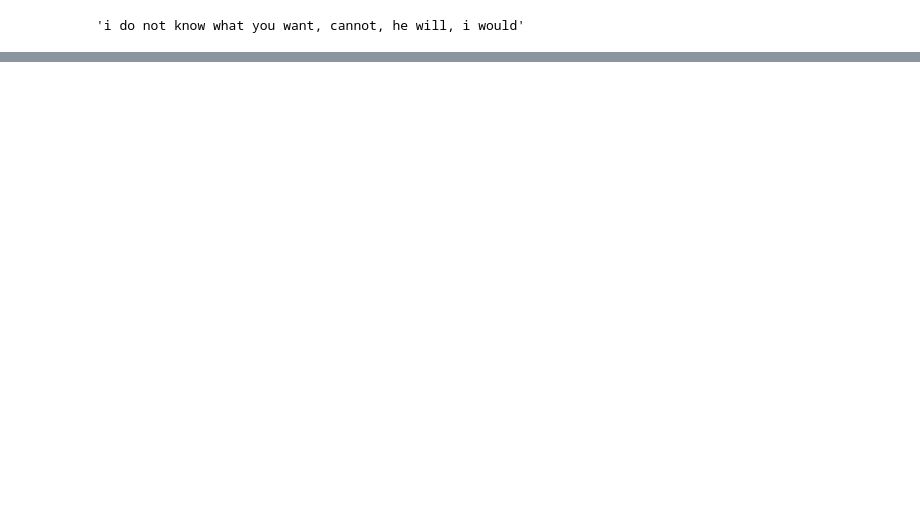
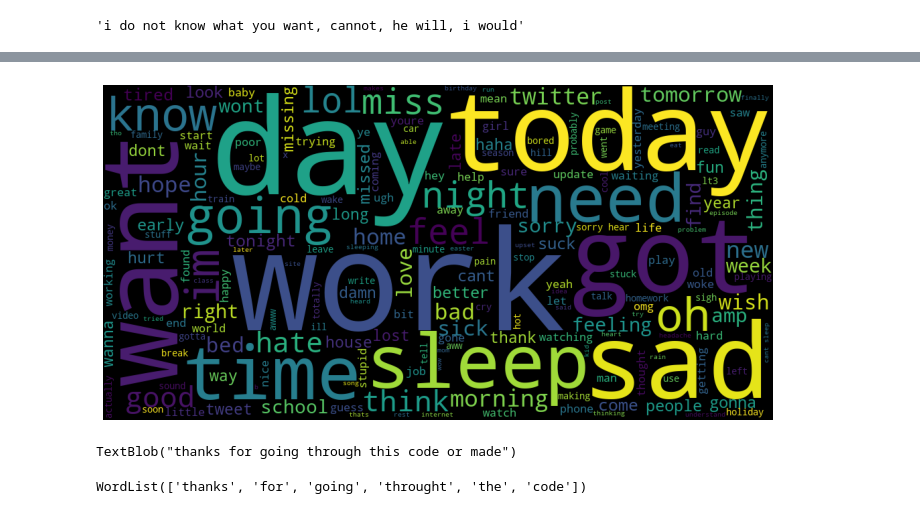
Before and after one commit to lakshman-luq/NLP_sentiment_analysis, a Jupyter notebook: sentiment_analysis.ipynb, the cells around one changed output, grey strips where cells are left out. Cells and saved outputs as stored; diff of their text form; code cells hidden in the pictures; blank space fills up the shorter version.

```diff
--- a/sentiment_analysis.ipynb
+++ b/sentiment_analysis.ipynb
@@ -249,0 +381,2 @@ Wall time: 18.5 s
+# %%
+df['tweets'] = df['tweets'].apply(lambda x: ' '.join([t for t in x.split() if t not in STOP_WORDS]))
@@ -249,0 +419,4 @@ Wall time: 18.5 s
+# %%
+text = ' '.join(df['tweets'])
+# %%
+text = text.split()
@@ -249,0 +502,10 @@ Wall time: 18.5 s
+# %%
+x = ' '.join(text[:20000])
+# %%
+wc = WordCloud(width = 1000, height=500).generate(x)
+plt.figure(figsize=(12, 12))
+plt.imshow(wc)
+plt.axis('off')
+plt.show()
+# %% [output]
+[figure, added]
@@ -249,0 +517,5 @@ Wall time: 18.5 s
+# %%
+x = TextBlob(x).correct()
+x
+# %% [output]
+TextBlob("thanks for going through this code or made")
@@ -249,0 +525,4 @@ Wall time: 18.5 s
+# %%
+TextBlob(x).words
+# %% [output]
+WordList(['thanks', 'for', 'going', 'throught', 'the', 'code'])
```
Also changed, not shown: parts of 64 cells of this notebook.
